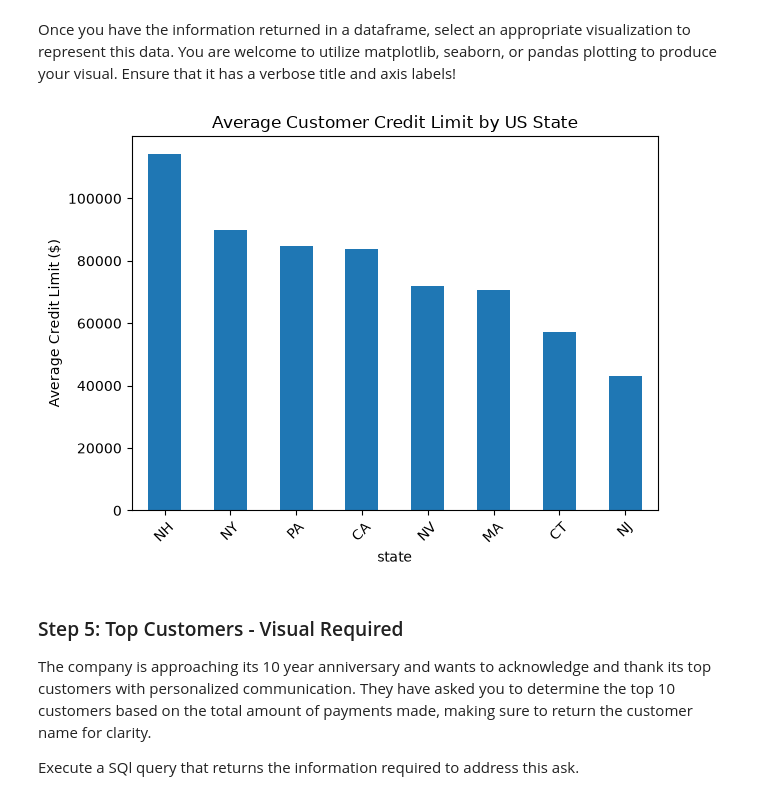
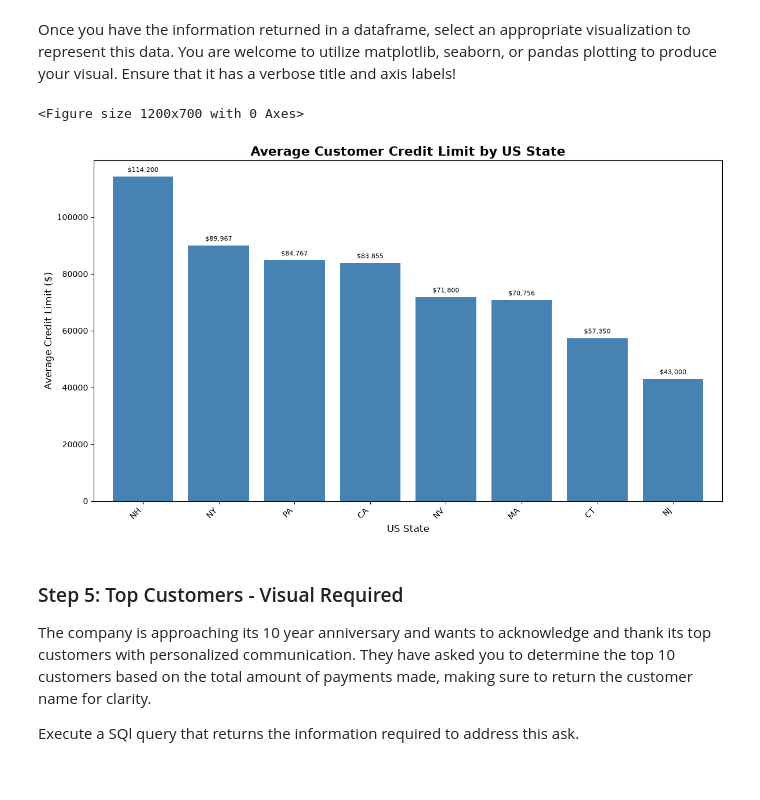
Before and after one commit to nicodemusmomanyi7-ship-it/dsc-sql-summative-lab, a Jupyter notebook: SQLSummativeLab.ipynb, the cells around one changed output. Cells and saved outputs as stored; diff of their text form; code cells hidden in the pictures.

```diff
--- a/SQLSummativeLab.ipynb
+++ b/SQLSummativeLab.ipynb
@@ -165,23 +165,52 @@ state_credit
 Once you have the information returned in a dataframe, select an appropriate visualization to represent this data. You are welcome to utilize matplotlib, seaborn, or pandas plotting to produce your visual. Ensure that it has a verbose title and axis labels!
 # %%
 # Replace None with your visual code
-# Produce a visual to represent the average credit limit by state
-sns.set_style =("darkgrid")
-state_credit.plot(
-    x = "state",
-    y = "avg_creditLimit",
-    kind = "bar",
-    legend = False
+# Sort states by average credit limit
+state_credit = state_credit.sort_values(
+    by="avg_creditLimit",
+    ascending=False
+)
+
+# Create the bar chart
+plt.figure(figsize=(12, 7))
+
+ax = state_credit.plot(
+    x="state",
+    y="avg_creditLimit",
+    kind="bar",
+    color="steelblue",
+    legend=False,
+    width=0.8,
+    figsize=(12, 7)
+)
+
+# Add a value label above each bar
+for bar in ax.patches:
+    height = bar.get_height()
+    ax.annotate(
+        f"${height:,.0f}",
+        (bar.get_x() + bar.get_width() / 2, height),
+        ha="center",
+        va="bottom",
+        xytext=(0, 4),
+        textcoords="offset points",
+        fontsize=8
     )
-plt.title("Average Customer Credit Limit by US State")
-plt.xlabel("state")
-plt.ylabel("Average Credit Limit ($)")
-plt.xticks(rotation = 45)
+
+# Improve titles and labels
+plt.title(
+    "Average Customer Credit Limit by US State",
+    fontsize=16,
+    fontweight="bold"
+)
+plt.xlabel("US State", fontsize=12)
+plt.ylabel("Average Credit Limit ($)", fontsize=12)
+plt.xticks(rotation=45, ha="right")
 plt.tight_layout()
-
 plt.show()
 # %% [output]
+<Figure size 1200x700 with 0 Axes>
-[figure, old version]
+[figure, new version]
 # %% [markdown]
 ### Step 5: Top Customers - Visual Required
 The company is approaching its 10 year anniversary and wants to acknowledge and thank its top customers with personalized communication. They have asked you to determine the top 10 customers based on the total amount of payments made, making sure to return the customer name for clarity.
```
Also changed, not shown: parts of 2 cells of this notebook.
